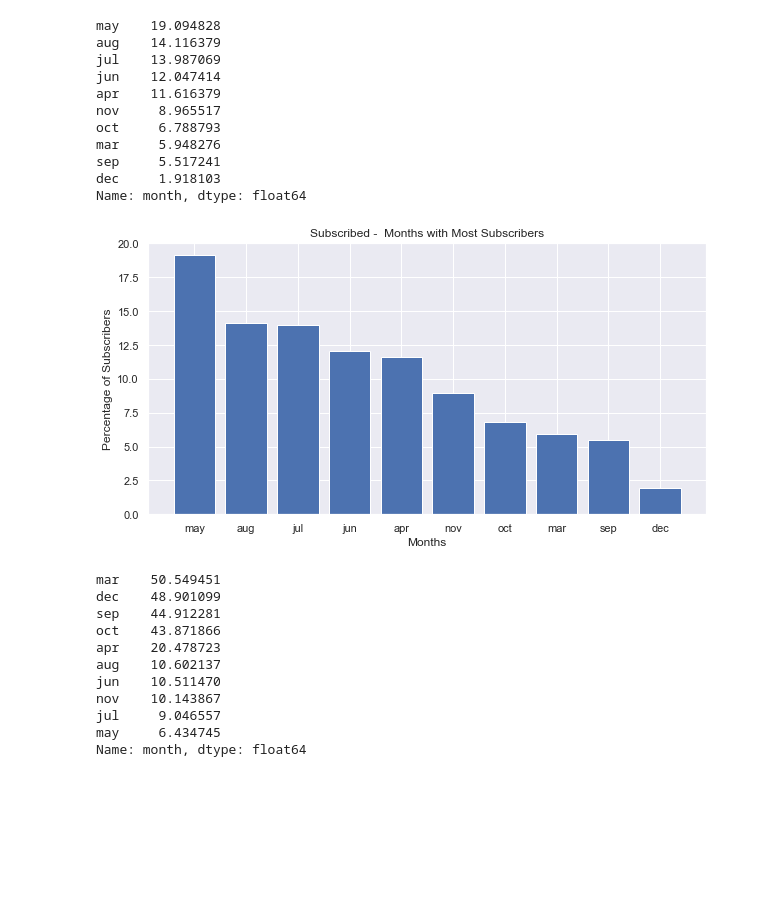
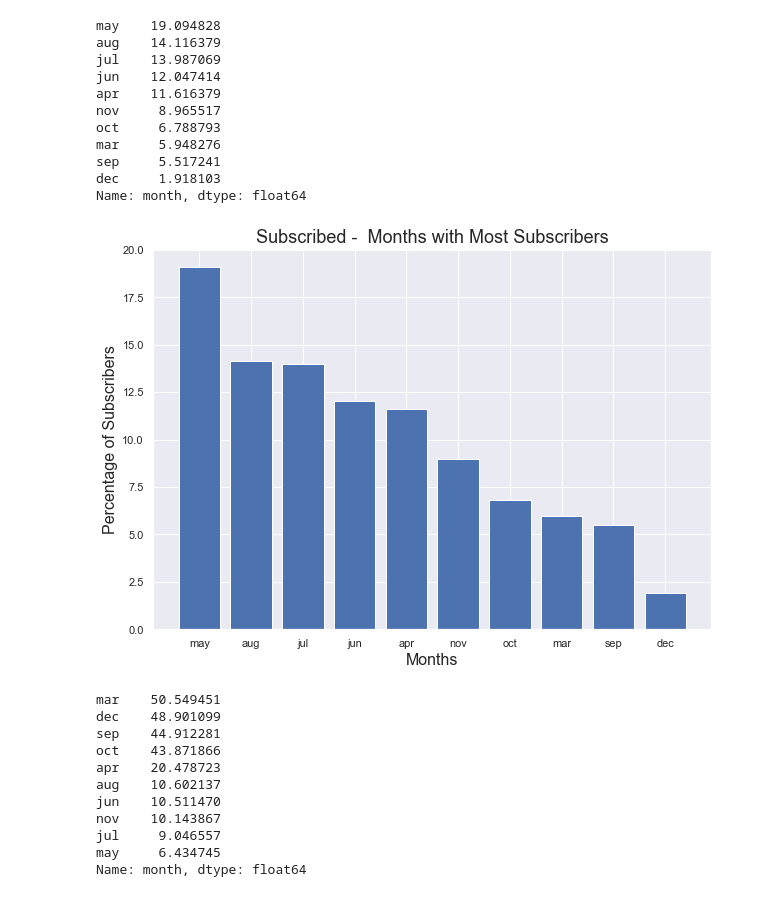
Before and after one commit to joaobecker/capstone_bank_marketing, a Jupyter notebook: portuguese_bank_capstone.ipynb, the cells around one changed output. Cells and saved outputs as stored; diff of their text form; code cells hidden in the pictures; blank space fills up the shorter version.

```diff
--- a/portuguese_bank_capstone.ipynb
+++ b/portuguese_bank_capstone.ipynb
@@ -311,14 +301,14 @@ sep     5.517241
 dec     1.918103
 Name: month, dtype: float64
 # %%
-plt.figure(figsize=(10, 5))
+plt.figure(figsize=(10, 7))
 plt.bar(total_month.index, total_month.values)
-plt.title('Subscribed -  Months with Most Subscribers')
-plt.ylabel('Percentage of Subscribers')
-plt.xlabel('Months')
+plt.title('Subscribed -  Months with Most Subscribers', fontsize=18)
+plt.ylabel('Percentage of Subscribers', fontsize=16)
+plt.xlabel('Months', fontsize=16)
 plt.show()
 # %% [output]
-[figure, old version]
+[figure, new version]
 # %%
 pct_month = percentage(bank_y, 'month', bank).sort_values(ascending=False)
 pct_month
```
Also changed, not shown: parts of 95 cells of this notebook.
